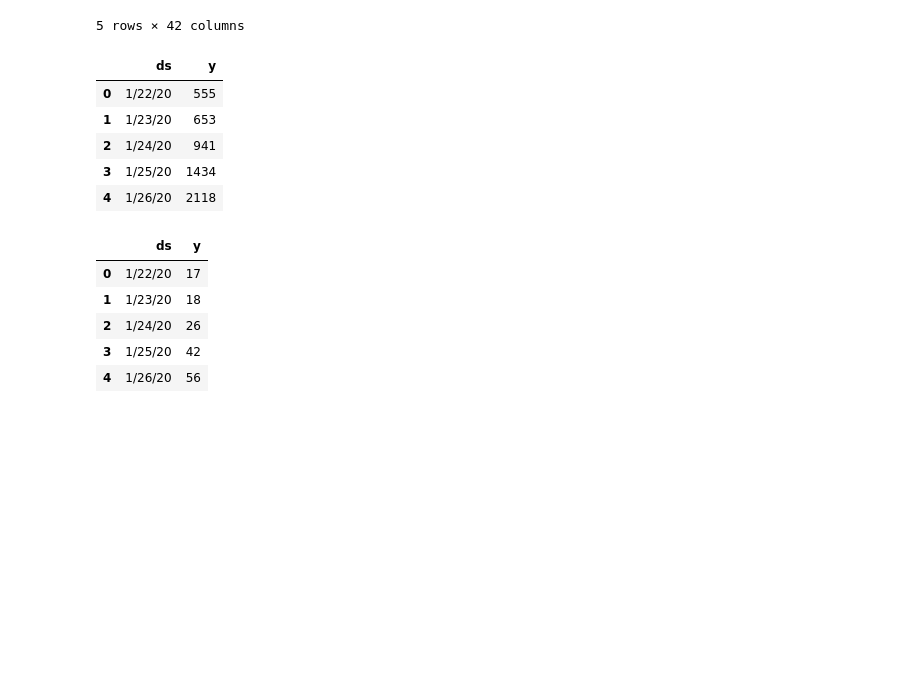
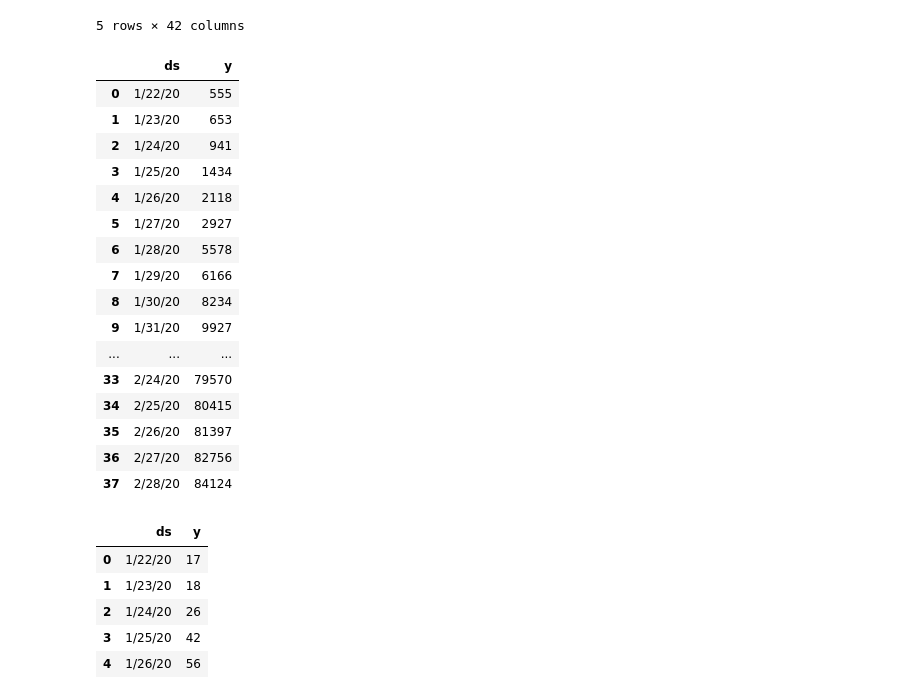
Before and after one commit to BerkayAydin/Coronavirus-Prediction-Tool, a Jupyter notebook: data_exploration.ipynb, the cells around one changed output. Drawn from its saved outputs; the diff is of its cells as text; code cells hidden in the pictures; blank space fills up the shorter version.

```diff
--- a/data_exploration.ipynb
+++ b/data_exploration.ipynb
@@ -52,14 +52,25 @@ conf = confirmed.iloc[:,4:].sum(axis=0).reset_index().rename(columns={"index":"d
 death = deaths.iloc[:,4:].sum(axis=0).reset_index().rename(columns={"index":"ds", 0:"y"})
 rec = recovered.iloc[:,4:].sum(axis=0).reset_index().rename(columns={"index":"ds", 0:"y"})
 # %%
-conf.head()
+conf
 # %% [output]
 |  | ds | y |
 | 0 | 1/22/20 | 555 |
 | 1 | 1/23/20 | 653 |
 | 2 | 1/24/20 | 941 |
 | 3 | 1/25/20 | 1434 |
 | 4 | 1/26/20 | 2118 |
+| 5 | 1/27/20 | 2927 |
+| 6 | 1/28/20 | 5578 |
+| 7 | 1/29/20 | 6166 |
+| 8 | 1/30/20 | 8234 |
+| 9 | 1/31/20 | 9927 |
+| ... | ... | ... |
+| 33 | 2/24/20 | 79570 |
+| 34 | 2/25/20 | 80415 |
+| 35 | 2/26/20 | 81397 |
+| 36 | 2/27/20 | 82756 |
+| 37 | 2/28/20 | 84124 |
 # %%
 death.head()
 # %% [output]
```
Also changed, not shown: parts of 1 cell of this notebook, 5 other files.
